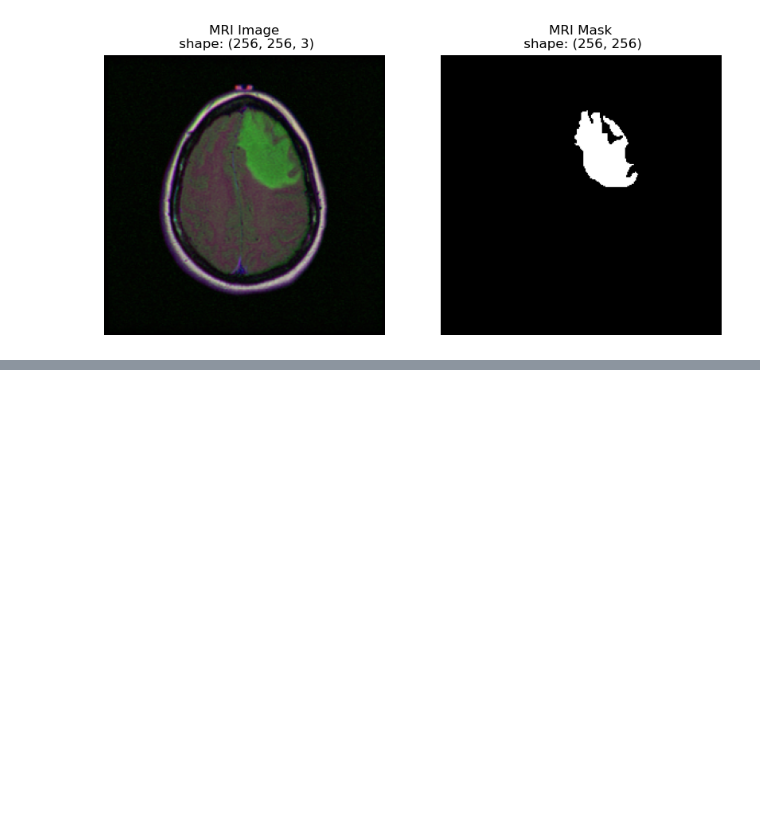
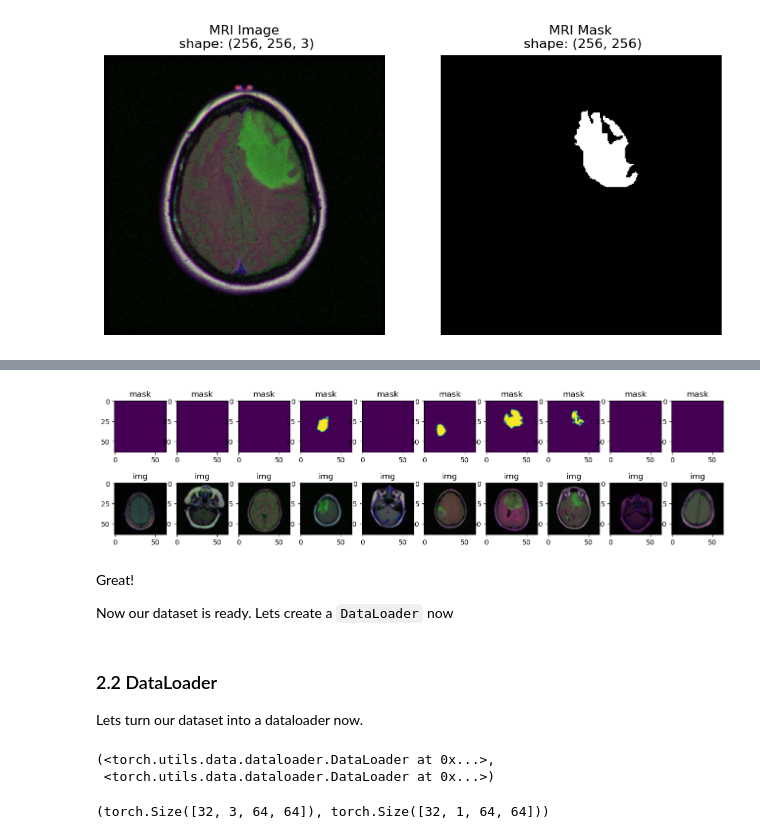
Before and after one commit to maheshsunuwar/brain-tumor-segmentation, a Jupyter notebook: mri-brain-tumor-segmentation.ipynb, the cells around one changed output, grey strips where cells are left out. Drawn from its saved outputs; the diff is of its cells as text; code cells hidden in the pictures; blank space fills up the shorter version.

```diff
--- a/mri-brain-tumor-segmentation.ipynb
+++ b/mri-brain-tumor-segmentation.ipynb
@@ -165,0 +510,14 @@ Mask: 'data/mri_brain_tumor/lgg-mri-segmentation/kaggle_3m/TCGA_DU_6401_19831001
+# %%
+# plot random 10 test dataset
+plot_random_images(dataset=test_dataset, n=10, seed=42)
+# %% [output]
+[figure, added]
+# %% [markdown]
+Great!
+
+Now our dataset is ready.
+Lets create a `DataLoader` now
+# %% [markdown]
+### 2.2 DataLoader
+
+Lets turn our dataset into a dataloader now.
@@ -165,0 +539,10 @@ Mask: 'data/mri_brain_tumor/lgg-mri-segmentation/kaggle_3m/TCGA_DU_6401_19831001
+# %%
+train_dataloader, test_dataloader
+# %% [output]
+(<torch.utils.data.dataloader.DataLoader at 0x...>,
+ <torch.utils.data.dataloader.DataLoader at 0x...>)
+# %%
+img, mask = next(iter(train_dataloader))
+img.shape, mask.shape
+# %% [output]
+(torch.Size([32, 3, 64, 64]), torch.Size([32, 1, 64, 64]))
```
Also changed, not shown: parts of 35 cells of this notebook, 2 other files.
